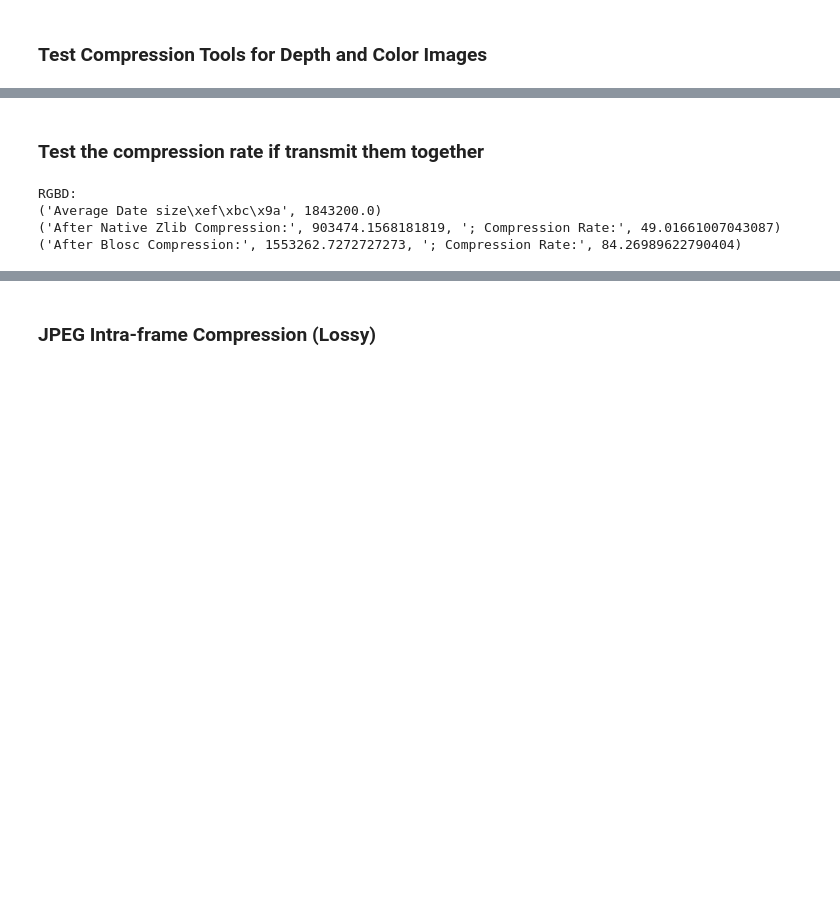
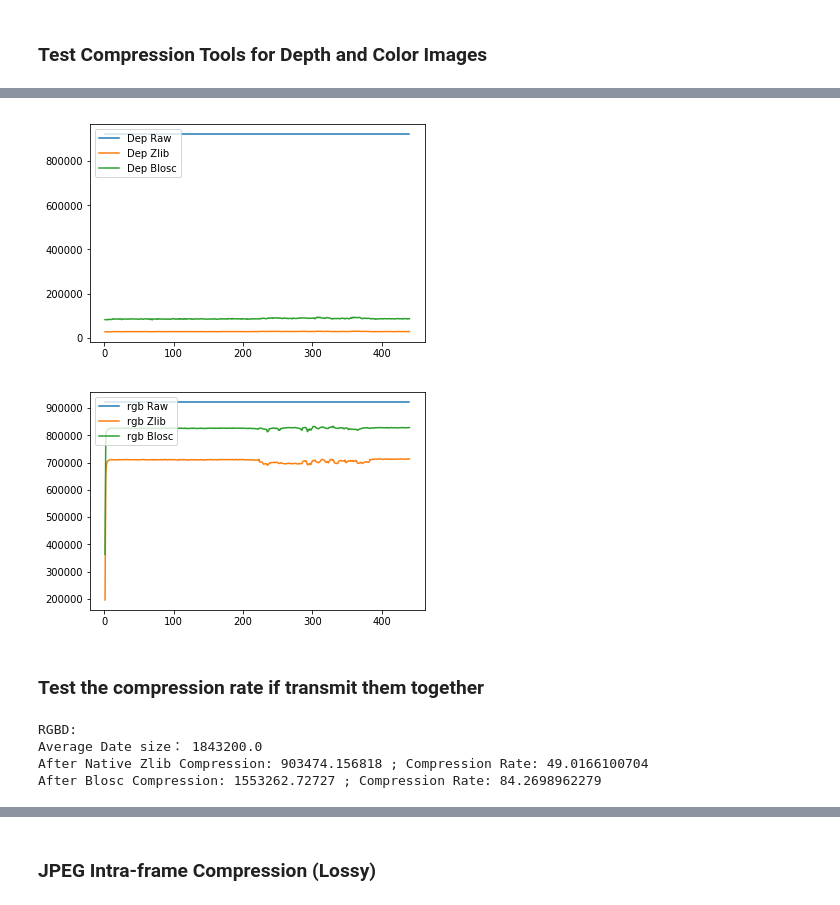
Before and after one commit to ramonqu7/wireless-data-transmission, a Jupyter notebook: Ipython test/Test.ipynb, the cells around one changed output, grey strips where cells are left out. Drawn from its saved outputs; the diff is of its cells as text; code cells hidden in the pictures; blank space fills up the shorter version.

Commit message:
update the test and add graphs

```diff
--- a/Ipython test/Test.ipynb
+++ b/Ipython test/Test.ipynb
@@ -60,3 +78,20 @@ KeyboardInterrupt:
+# %%
+xaxis = np.arange(1,441)
+plt.figure(1)
+plt.plot(xaxis,td)
+plt.plot(xaxis,zd)
+plt.plot(xaxis,bd)
+plt.legend(['Dep Raw', 'Dep Zlib', 'Dep Blosc'], loc='upper left')
+
+plt.figure(2)
+plt.plot(xaxis,tc)
+plt.plot(xaxis,zc)
+plt.plot(xaxis,bc)
+plt.legend(['rgb Raw', 'rgb Zlib', 'rgb Blosc'], loc='upper left')
+plt.show()
+# %% [output]
+[figure, added]
+[figure, added]
 # %% [markdown]
 ### Test the compression rate if transmit them together
 # %%
@@ -69,23 +104,3 @@ def rgbd_compress(i):
     color = cv2.imread(filename)
     rgbd = np.dstack((color, depth))
     return len(rgbd.tostring()), len(zlib.compress(rgbd.tostring())), len(blosc.compress(rgbd.tostring()))
-td=zd=bd = 0
-for i in range(1, 441):
-    t,z,b = rgbd_compress(i)
-    td += t
-    zd += z
-    bd += b
-td /= 440.0
-bd /= 440.0
-zd /= 440.0
-print("RGBD:")
-print("Average Date size：",td)
-print("After Native Zlib Compression:",zd ,
-      "; Compression Rate:",zd/td*100)
-print("After Blosc Compression:", bd,
-      "; Compression Rate:",bd/td*100)
-# %% [output]
-RGBD:
-('Average Date size\xef\xbc\x9a', 1843200.0)
-('After Native Zlib Compression:', 903474.1568181819, '; Compression Rate:', 49.01661007043087)
-('After Blosc Compression:', 1553262.7272727273, '; Compression Rate:', 84.26989622790404)
@@ -91,0 +129,7 @@ RGBD:
+# %%
+rtd,rzd,rbd = lossless_rgbd(True)
+# %% [output]
+RGBD:
+Average Date size： 1843200.0
+After Native Zlib Compression: 903474.156818 ; Compression Rate: 49.0166100704
+After Blosc Compression: 1553262.72727 ; Compression Rate: 84.2698962279
```
Also changed, not shown: parts of 18 cells of this notebook.
